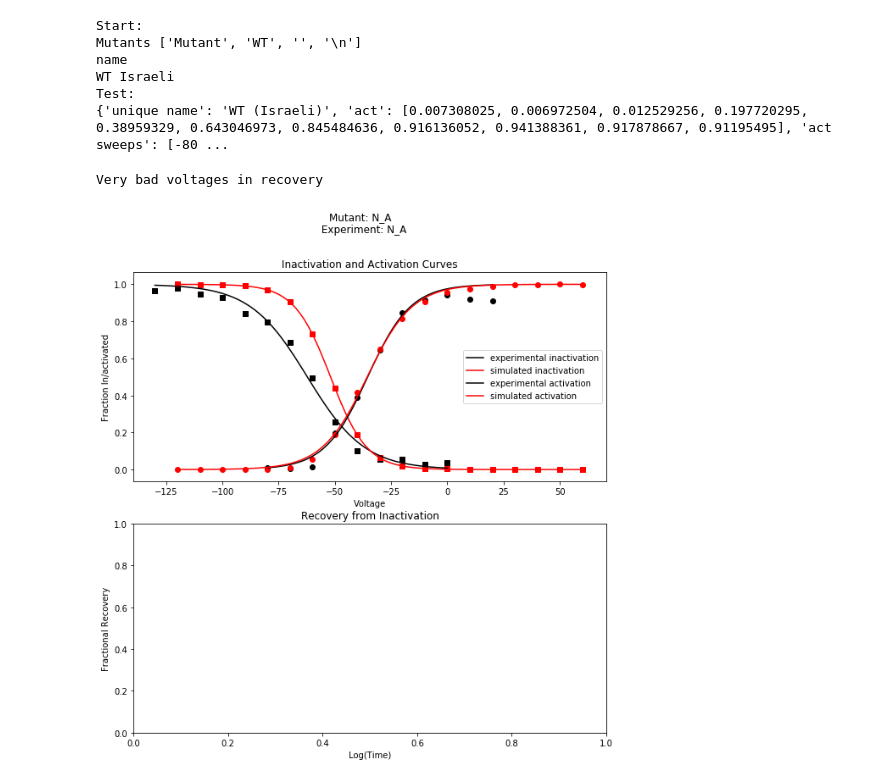
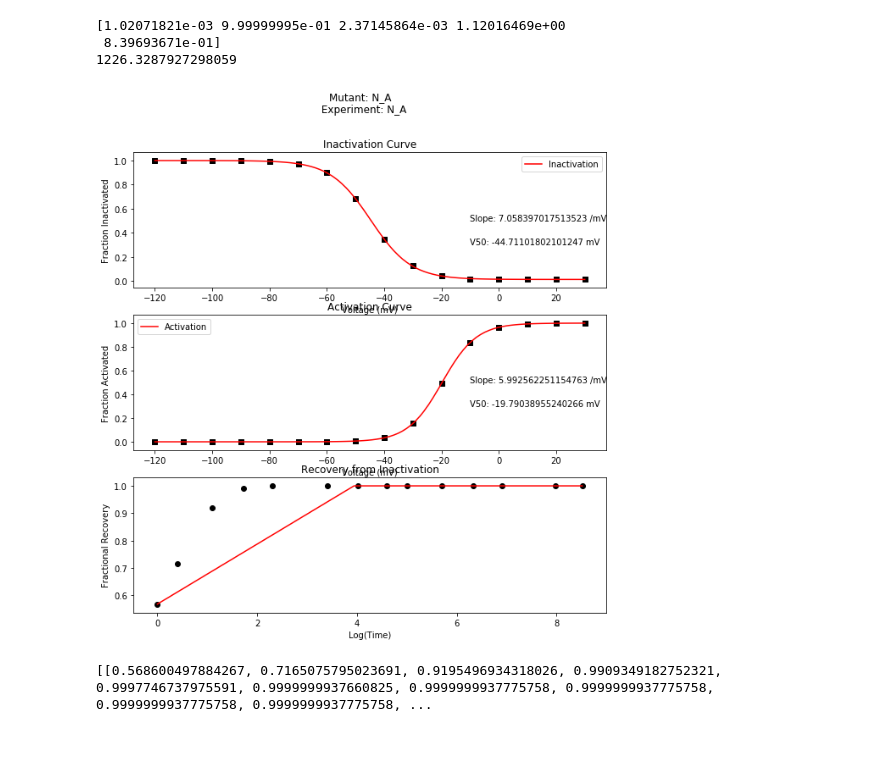
Before and after one commit to roybens/SimulatingVariants, a Jupyter notebook: Testing New Protocols.ipynb, the cells around one changed output. Drawn from its saved outputs; the diff is of its cells as text; code cells hidden in the pictures; blank space fills up the shorter version.

```diff
--- a/Testing New Protocols.ipynb
+++ b/Testing New Protocols.ipynb
@@ -28,14 +34,9 @@ hof_list_scaled = eh.scale_params_dict(True, hof_list)
-# %%
-evaluator = vcl_ev.vclamp_evaluator('./SCN8A.csv', './param_stats_wide.csv', 'Israeli', 'WT')
-# %% [output]
-Start:
-Mutants ['Mutant', 'WT', '', '\n']
-name
-WT Israeli
-Test:
-{'unique name': 'WT (Israeli)', 'act': [0.007308025, 0.006972504, 0.012529256, 0.197720295, 0.38959329, 0.643046973, 0.845484636, 0.916136052, 0.941388361, 0.917878667, 0.91195495], 'act sweeps': [-80 ...
-# %%
-opt.gen_figure_given_params(hof_list_scaled, evaluator.target_data)
-# %% [output]
-Very bad voltages in recovery
-[figure, removed]
+# %%
+curve_fitter = cf.Curve_Fitter()
+# %%
+curve_fitter.gen_figure_given_params([], save=False)
+# %% [output]
+[1.02071821e-03 9.99999995e-01 2.37145864e-03 1.12016469e+00
+ 8.39693671e-01]
+1226.3287927298059
+[figure, added]
@@ -41,0 +45,4 @@ Very bad voltages in recovery
+# %%
+print(recov_curve)
+# %% [output]
+[[0.568600497884267, 0.7165075795023691, 0.9195496934318026, 0.9909349182752321, 0.9997746737975591, 0.9999999937660825, 0.9999999937775758, 0.9999999937775758, 0.9999999937775758, 0.9999999937775758, ...
```
Also changed, not shown: parts of 4 cells of this notebook, 17 other files.
